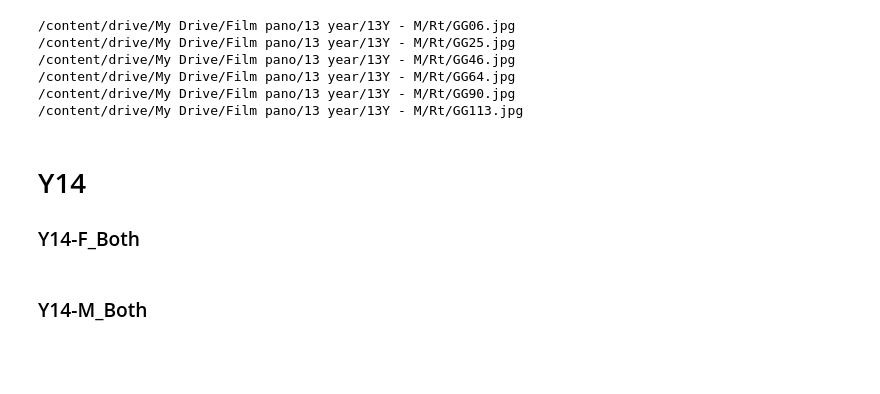
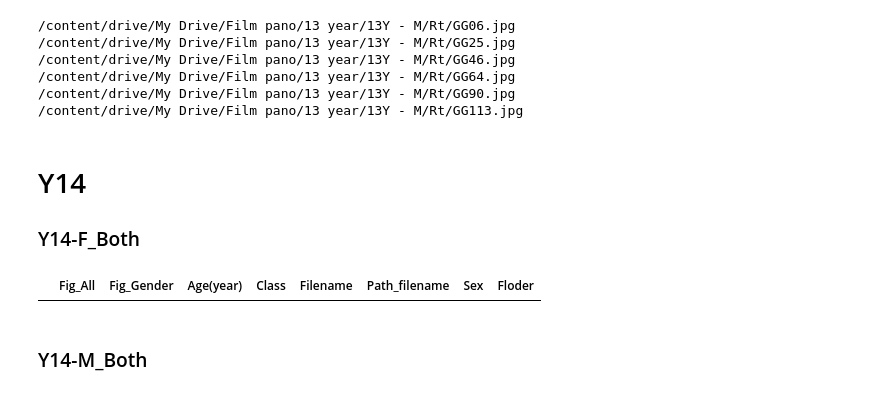
Before and after one commit to Athitiya00/efficientnet_keras_transfer_learning, a Jupyter notebook: สำเนาของ_ตัดรูป.ipynb, the cells around one changed output. Saved outputs shown, nothing was run; the diff lists cells and outputs as text; code cells hidden in the pictures; blank space fills up the shorter version.

```diff
--- a/สำเนาของ_ตัดรูป.ipynb
+++ b/สำเนาของ_ตัดรูป.ipynb
@@ -12,6 +12,6 @@ drive.mount('/content/drive')
 # %% [output]
 Drive already mounted at /content/drive; to attempt to forcibly remount, call drive.mount("/content/drive", force_remount=True).
 # %%
-df = pd.read_csv (r'/content/drive/MyDrive/Film pano/New_Data - ตัดรูป.csv')
+df = pd.read_csv (r'/content/drive/MyDrive/Film pano/Cut1.csv')
 df
 # %% [output]
@@ -2363,8 +2376,10 @@ for i in path:
 # Y14
 ### Y14-F_Both
 # %%
-# Y14F_1= df[(df['Class'] == 'Y14F')&(df['Floder']=='Both')]#Y14F#หญิง
-# Y14F_1
+Y14F_1= df[(df['Class'] == 'Y14F')&(df['Floder']=='Both')]#Y14F#หญิง
+Y14F_1
+# %% [output]
+|  | Fig_All | Fig_Gender | Age(year) | Class | Filename | Path_filename | Sex | Floder |
 # %%
 
 # from PIL import Image
```
Also changed, not shown: parts of 21 cells of this notebook.
